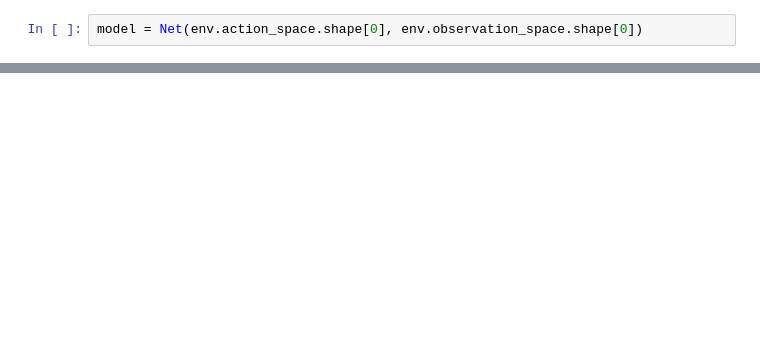
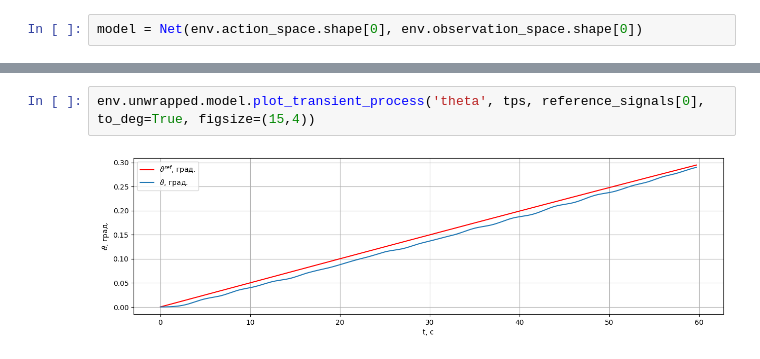
Before and after one commit to TensorAeroSpace/TensorAeroSpace, a Jupyter notebook: example/example_mpc.ipynb, the cells around one changed output, grey strips where cells are left out. Saved outputs shown, nothing was run; the diff lists cells and outputs as text; blank space fills up the shorter version.

```diff
--- a/example/example_mpc.ipynb
+++ b/example/example_mpc.ipynb
@@ -145,3 +174,7 @@ rollout: 50, horizon: 10, episode: 0, reward: -311
+# %%
+env.unwrapped.model.plot_transient_process('theta', tps, reference_signals[0], to_deg=True, figsize=(15,4))
+# %% [output]
+[figure, added]
 # %%
 env.model.plot_control('ele', tps, to_deg=True, figsize=(15,4))
 # %% [output]
```
Also changed, not shown: parts of 19 cells of this notebook, 12 other files.
